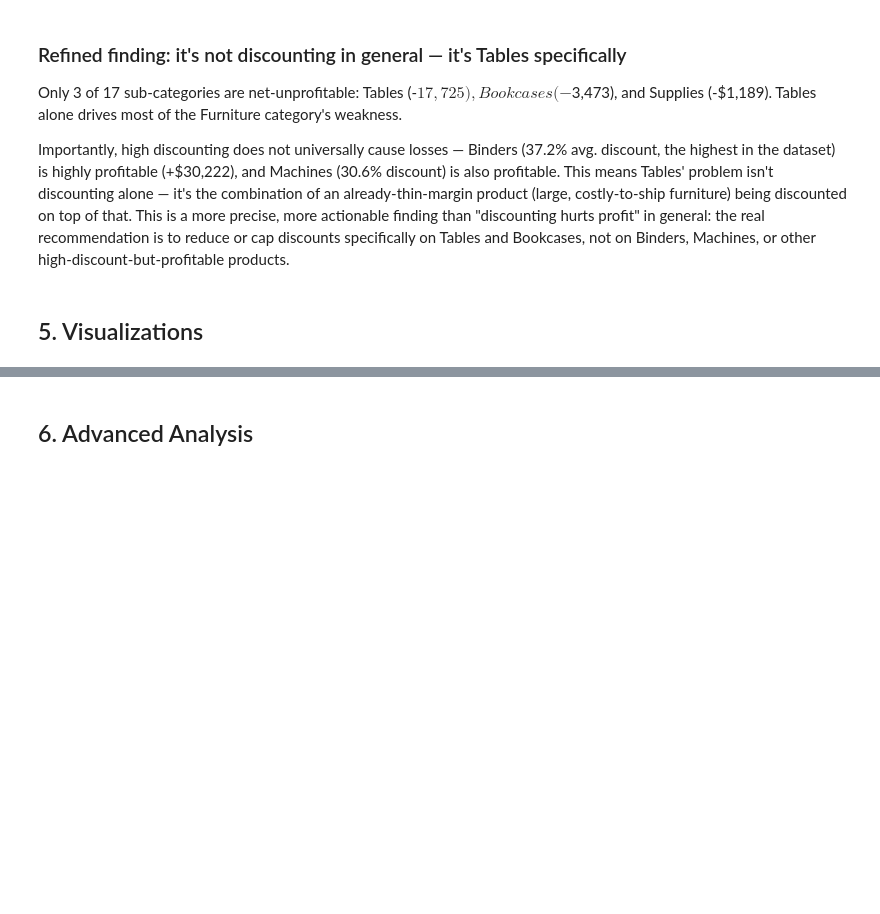
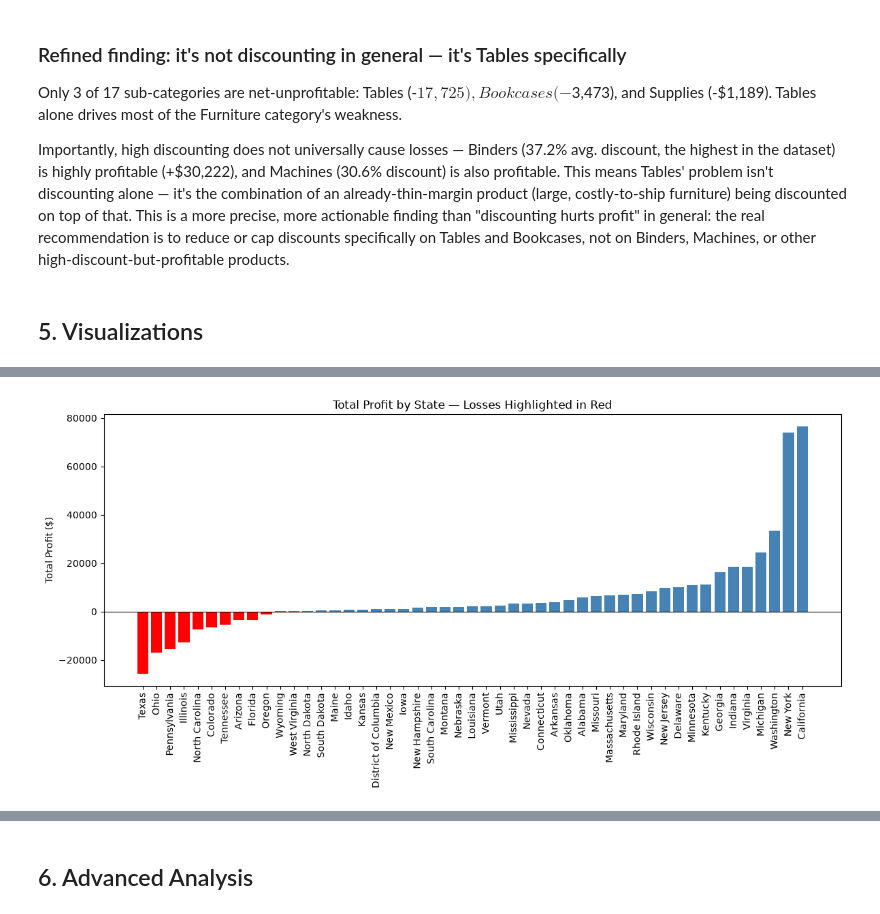
Before and after one commit to drfrenkp-prog/hackathon-1-data-analysis, a Jupyter notebook: notebooks/hackathon1.ipynb, the cells around one changed output, grey strips where cells are left out. Saved outputs shown, nothing was run; the diff lists cells and outputs as text; code cells hidden in the pictures; blank space fills up the shorter version.

Commit message:
Add visualizations, advanced analysis (pivot table, time series, t-test), and insights/conclusion

```diff
--- a/notebooks/hackathon1.ipynb
+++ b/notebooks/hackathon1.ipynb
@@ -260,2 +264,13 @@ Importantly, high discounting does not universally cause losses — Binders (37.
 # %%
-# TODO: create at least 4 charts here
+plt.figure(figsize=(12, 6))
+state_profit = df.groupby("State")["Profit"].sum().sort_values()
+colors = ["red" if x < 0 else "steelblue" for x in state_profit]
+plt.bar(state_profit.index, state_profit.values, color=colors)
+plt.xticks(rotation=90)
+plt.ylabel("Total Profit ($)")
+plt.title("Total Profit by State — Losses Highlighted in Red")
+plt.axhline(0, color="black", linewidth=0.8)
+plt.tight_layout()
+plt.show()
+# %% [output]
+[figure, added]
```
Also changed, not shown: parts of 20 cells of this notebook.
